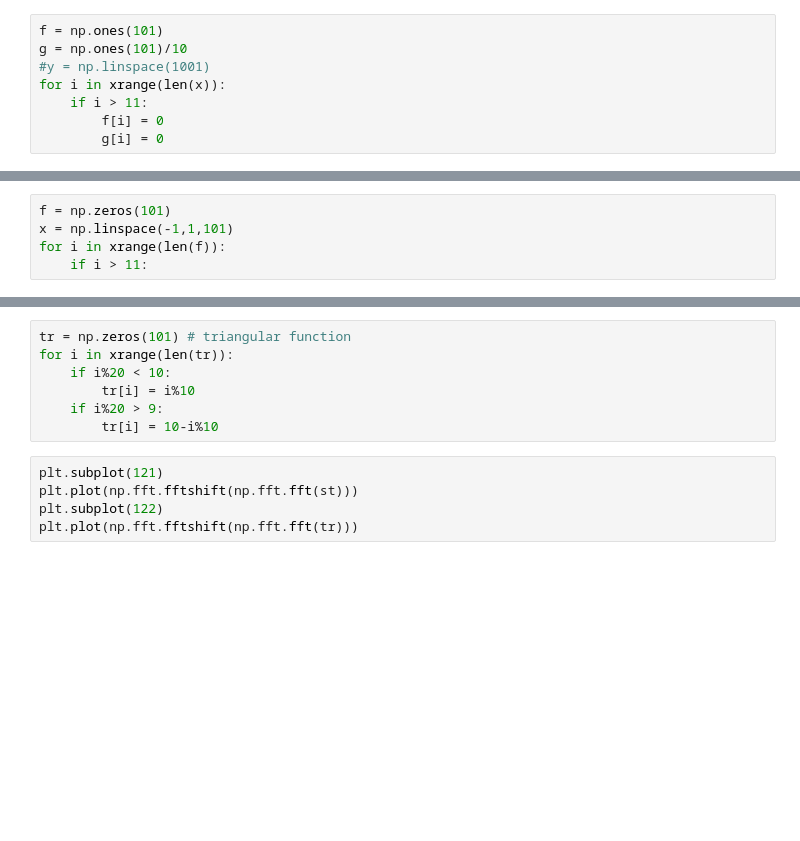
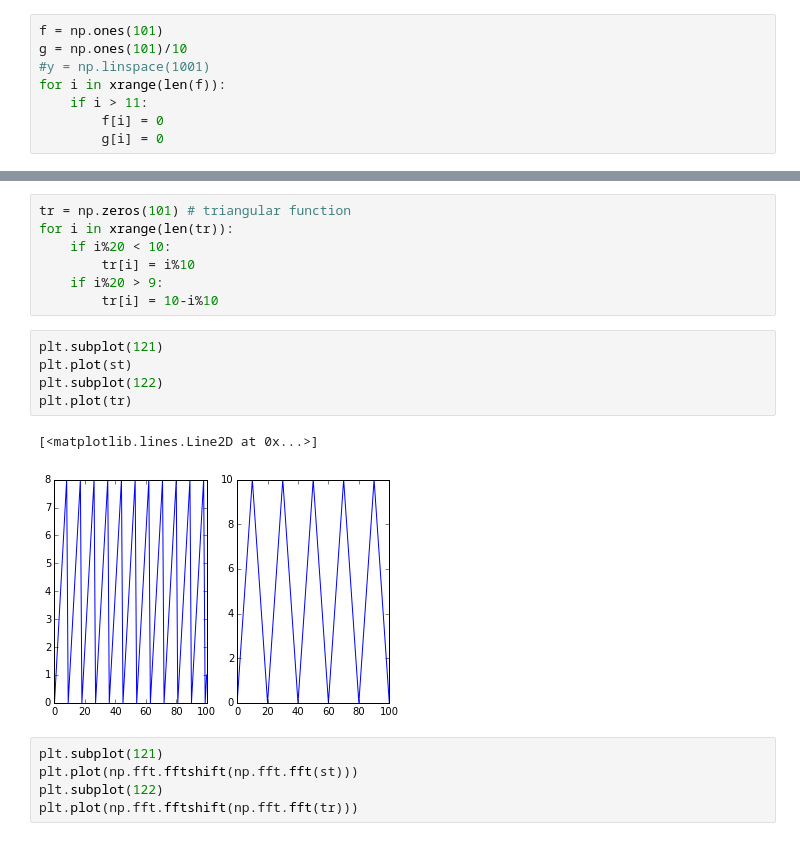
Before and after one commit to rahulporuri/fun_with_physics_models, a Jupyter notebook: fourier transform.ipynb, the cells around one changed output, grey strips where cells are left out. Saved outputs shown, nothing was run; the diff lists cells and outputs as text; blank space fills up the shorter version.

```diff
--- a/fourier transform.ipynb
+++ b/fourier transform.ipynb
@@ -6,7 +9,7 @@ import matplotlib.pyplot as plt
 f = np.ones(101)
 g = np.ones(101)/10
 #y = np.linspace(1001)
-for i in xrange(len(x)):
+for i in xrange(len(f)):
     if i > 11:
         f[i] = 0
         g[i] = 0
@@ -67,5 +60,0 @@ plt.plot(np.fft.fftshift(np.fft.fft(np.cos(np.pi*x))))
-# %%
-f = np.zeros(101)
-x = np.linspace(-1,1,101)
-for i in xrange(len(f)):
-    if i > 11:
@@ -146,6 +71,14 @@ for i in xrange(len(tr)):
         tr[i] = i%10
     if i%20 > 9:
         tr[i] = 10-i%10
+# %%
+plt.subplot(121)
+plt.plot(st)
+plt.subplot(122)
+plt.plot(tr)
+# %% [output]
+[<matplotlib.lines.Line2D at 0x...>]
+[figure, added]
 # %%
 plt.subplot(121)
 plt.plot(np.fft.fftshift(np.fft.fft(st)))
```
Also changed, not shown: parts of 14 cells of this notebook, 1 other file.
